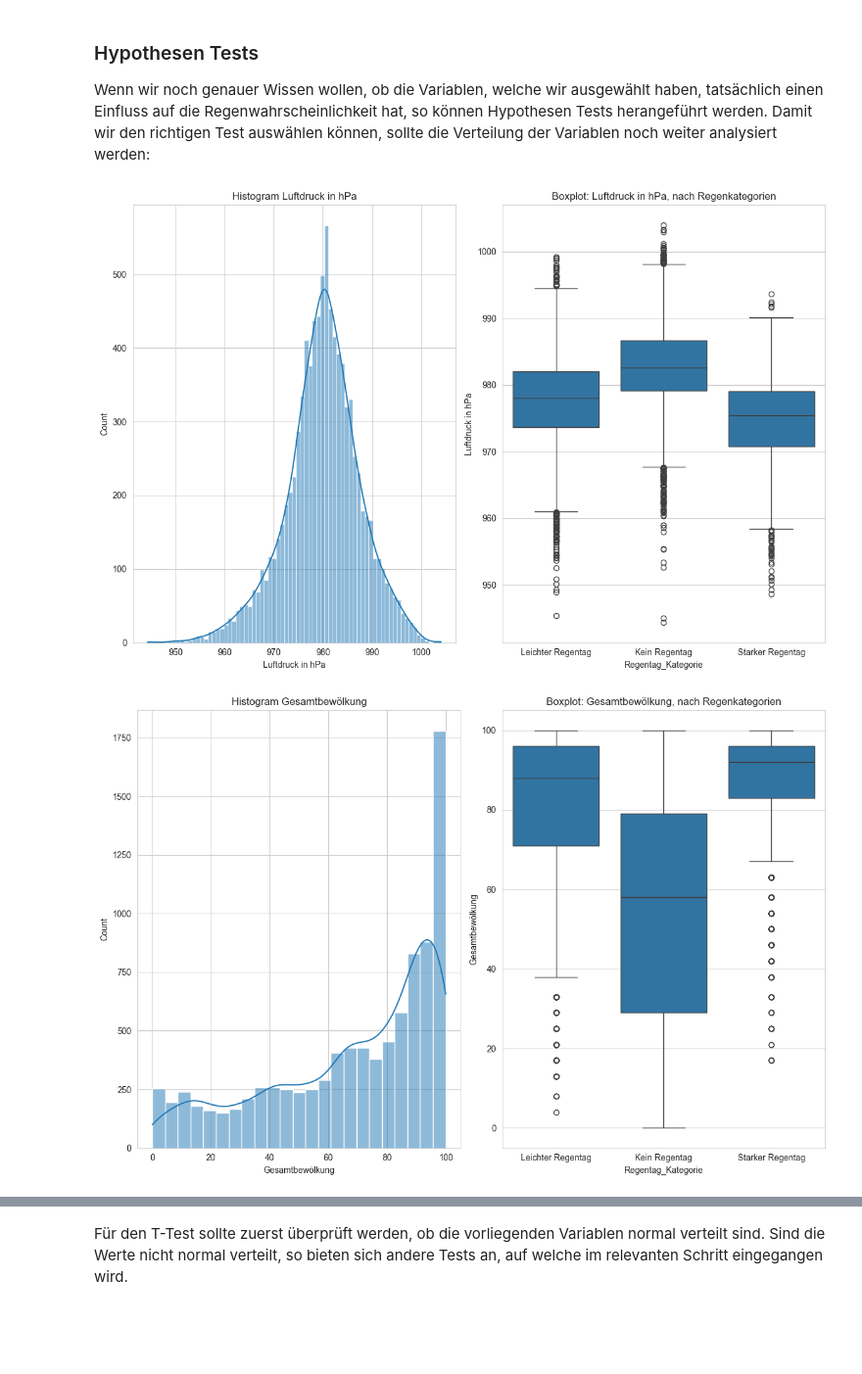
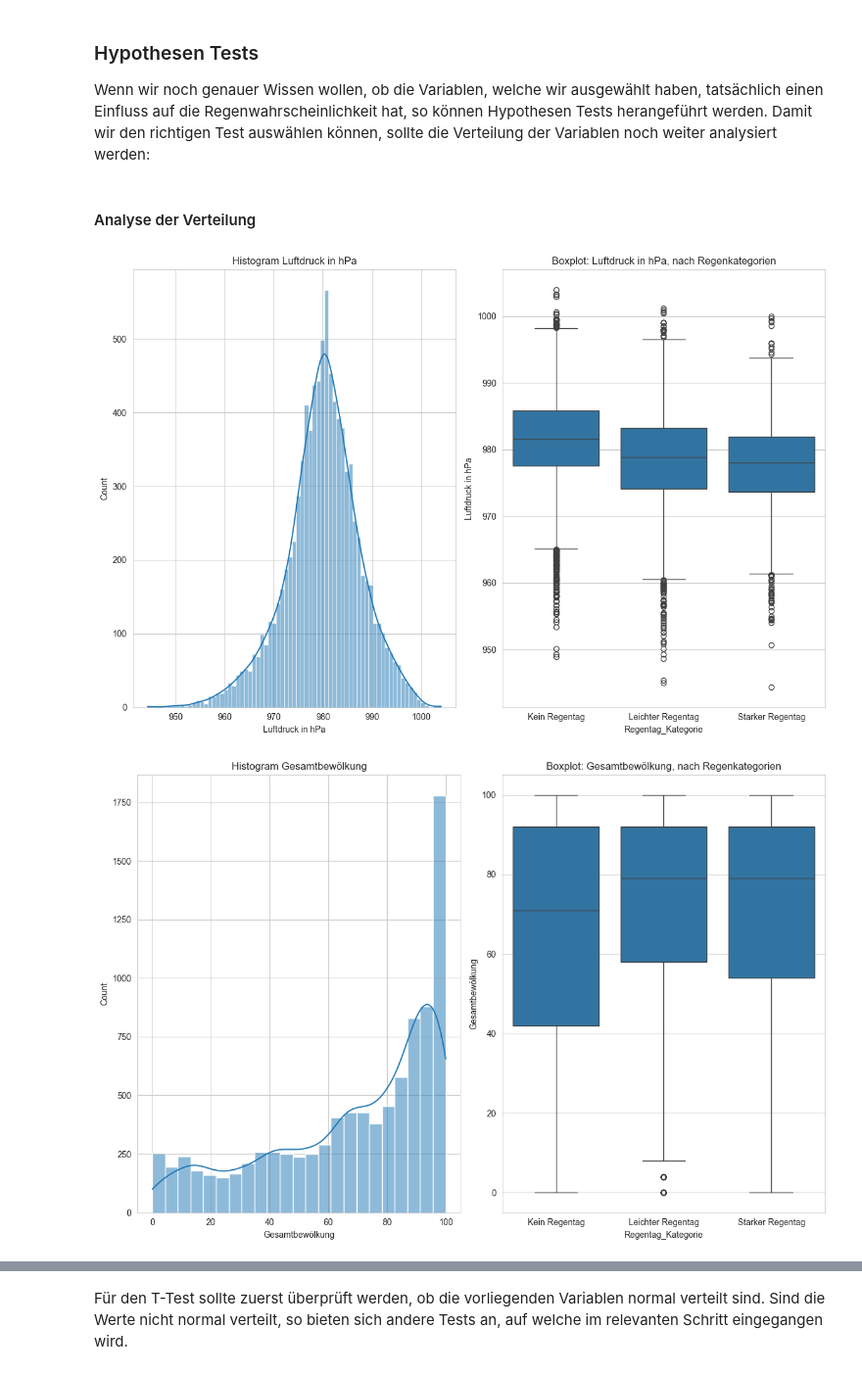
Before and after one commit to Mila19058/WER_Chellenge, a Jupyter notebook: sample.ipynb, the cells around one changed output, grey strips where cells are left out. Shown at 98% size. Drawn from its saved outputs; the diff is of its cells as text; code cells hidden in the pictures; blank space fills up the shorter version.

```diff
--- a/sample.ipynb
+++ b/sample.ipynb
@@ -95,3 +100,9 @@ dtype: int64
+# %%
+df_mit_shift = df_2000_2025.copy(deep=True)
+df_mit_shift['Niederschlag_Morgen'] = df_mit_shift['Niederschlag'].shift(-1)
+df_mit_shift = df_mit_shift.drop(columns=['Niederschlag'])
+df_mit_shift = df_mit_shift.dropna(subset=['Niederschlag_Morgen'])
+df_mit_shift.to_csv('data/mit_shift.csv', index=False, sep=';')
 # %% [markdown]
 # Systemdefinition
 Damit wir unsere Hypothese beantworten können und wir nicht alle Informationen des Datensatzes brauchen, ist es nötig sich ein wenig einzuschränken.
@@ -119,7 +130,7 @@ def categorize_Regentag(rain_in_mm):
         return "Starker Regentag"
 
 df_2000_2025["Regentag_Kategorie"] = df_2000_2025["Niederschlag"].apply(categorize_Regentag)
-
+df_mit_shift["Regentag_Kategorie"] = df_mit_shift["Niederschlag_Morgen"].apply(categorize_Regentag)
 df_2000_2025["Regentag_Kategorie"].describe()
 # %% [output]
 count              9254
@@ -218,16 +225,11 @@ Damit wir nachweisen können, dass bei unseren gewählten Variablen tatsächlich
 # %%
 # Mit Spearman die Variablen herausfinden
 results = []
-
-df_2000_2025['Niederschlag_Morgen'] = df_2000_2025['Niederschlag'].shift(-1)
-df_2000_2025 = df_2000_2025.drop(columns=['Niederschlag'])
-df_2000_2025 = df_2000_2025.dropna(subset=['Niederschlag_Morgen'])
-
-numerical_cols = df_2000_2025.select_dtypes(include='number').columns
+numerical_cols = df_mit_shift.select_dtypes(include='number').columns
 
 for col in numerical_cols:
     if col != 'Niederschlag_Morgen':
-        rho, p = spearmanr(df_2000_2025[col], df_2000_2025['Niederschlag_Morgen'])
+        rho, p = spearmanr(df_mit_shift[col], df_mit_shift['Niederschlag_Morgen'])
         results.append({
             'Variable': col,
             'Spearman-Korrelation': rho,
@@ -260,20 +262,22 @@ zu bedeuten hat, dass kein linearer Zusammenhang zu identifizieren ist.
 Wenn wir noch genauer Wissen wollen, ob die Variablen, welche wir ausgewählt haben, tatsächlich einen Einfluss auf die
 Regenwahrscheinlichkeit hat, so können Hypothesen Tests herangeführt werden. Damit wir den richtigen Test auswählen können,
 sollte die Verteilung der Variablen noch weiter analysiert werden:
+# %% [markdown]
+#### Analyse der Verteilung
 # %%
 for col in ['Luftdruck in hPa', 'Gesamtbewölkung', 'Relative Luftfeuchtigkeit']:
     plt.figure(figsize = (12, 8))
 
     plt.subplot(1, 2, 1)
-    sns.histplot(df_2000_2025[col], kde=True)
+    sns.histplot(df_mit_shift[col], kde=True)
     plt.title(f'Histogram {col}')
 
     plt.subplot(1, 2, 2)
-    sns.boxplot(x="Regentag_Kategorie", y=col, data=df_2000_2025)
+    sns.boxplot(x="Regentag_Kategorie", y=col, data=df_mit_shift)
     plt.title(f'Boxplot: {col}, nach Regenkategorien')
 
     plt.tight_layout()
     plt.show()
 # %% [output]
-[figure, old version]
+[figure, new version]
-[figure, old version]
+[figure, new version]
```
Also changed, not shown: parts of 15 cells of this notebook.
